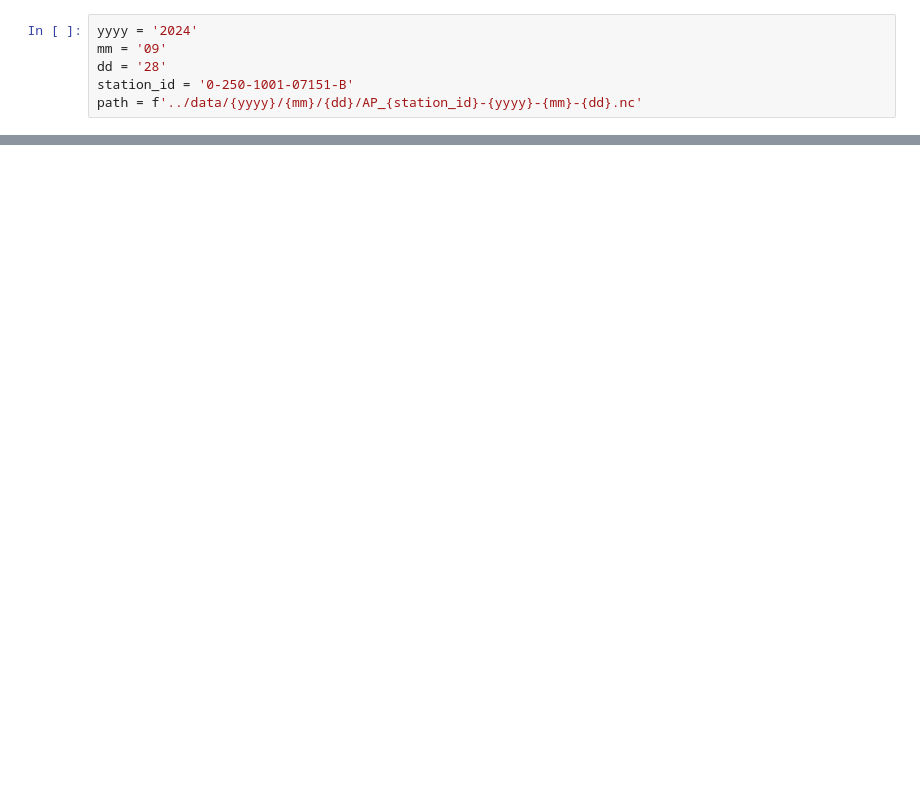
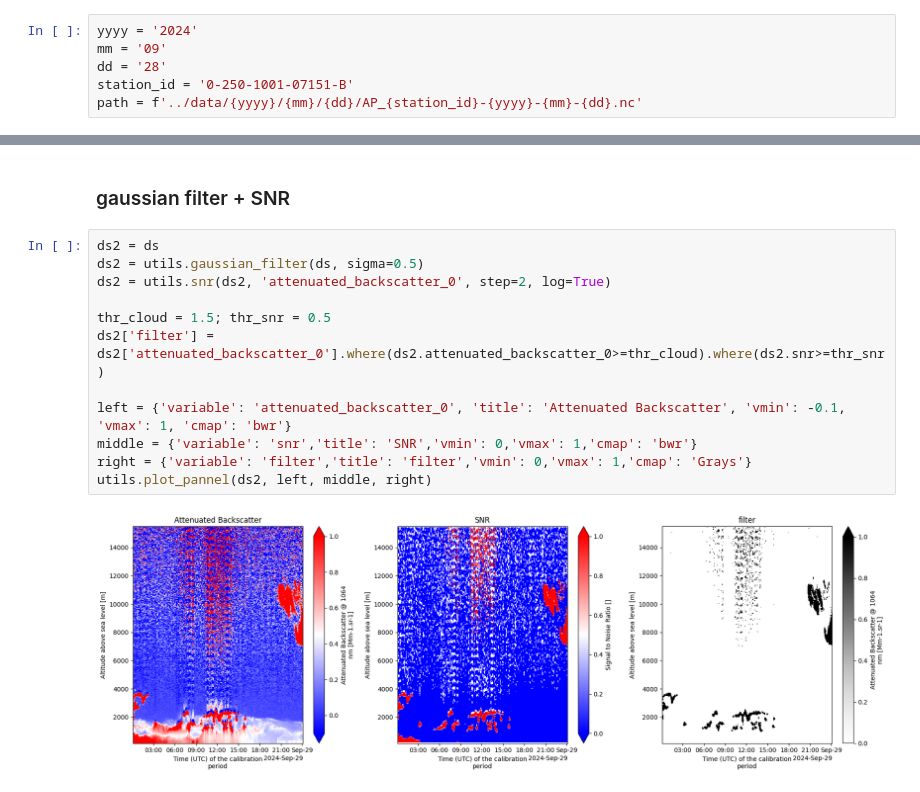
Before and after one commit to AugustinMortier/ai-profiles, a Jupyter notebook: dev.ipynb, the cells around one changed output, grey strips where cells are left out. Drawn from its saved outputs; the diff is of its cells as text; blank space fills up the shorter version.

```diff
--- a/dev.ipynb
+++ b/dev.ipynb
@@ -43,0 +36,16 @@ filtered_ds.attenuated_backscatter_0.transpose().plot(vmin=0, vmax=0.5, cmap='bw
+# %% [markdown]
+### gaussian filter + SNR
+# %%
+ds2 = ds
+ds2 = utils.gaussian_filter(ds, sigma=0.5)
+ds2 = utils.snr(ds2, 'attenuated_backscatter_0', step=2, log=True)
+
+thr_cloud = 1.5; thr_snr = 0.5
+ds2['filter'] = ds2['attenuated_backscatter_0'].where(ds2.attenuated_backscatter_0>=thr_cloud).where(ds2.snr>=thr_snr)
+
+left = {'variable': 'attenuated_backscatter_0', 'title': 'Attenuated Backscatter', 'vmin': -0.1, 'vmax': 1, 'cmap': 'bwr'}
+middle = {'variable': 'snr','title': 'SNR','vmin': 0,'vmax': 1,'cmap': 'bwr'}
+right = {'variable': 'filter','title': 'filter','vmin': 0,'vmax': 1,'cmap': 'Grays'}
+utils.plot_pannel(ds2, left, middle, right)
+# %% [output]
+[figure, added]
```
Also changed, not shown: parts of 8 cells of this notebook, 3 other files.
